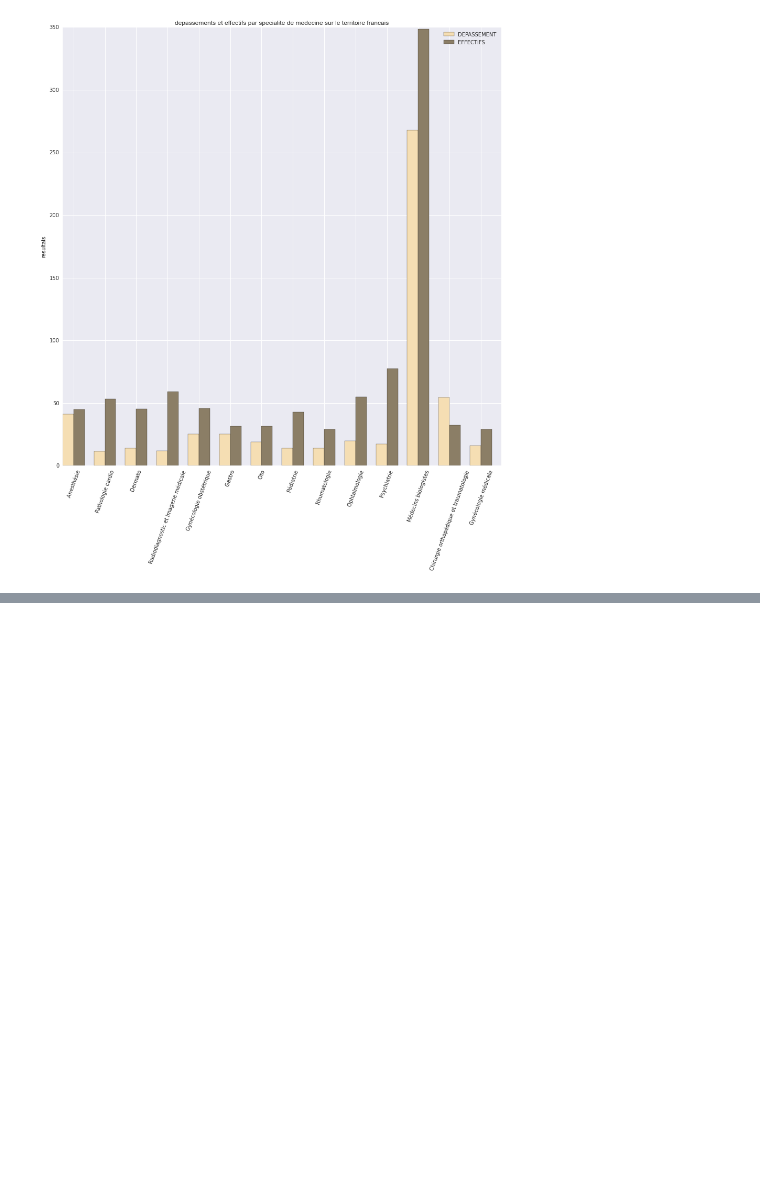
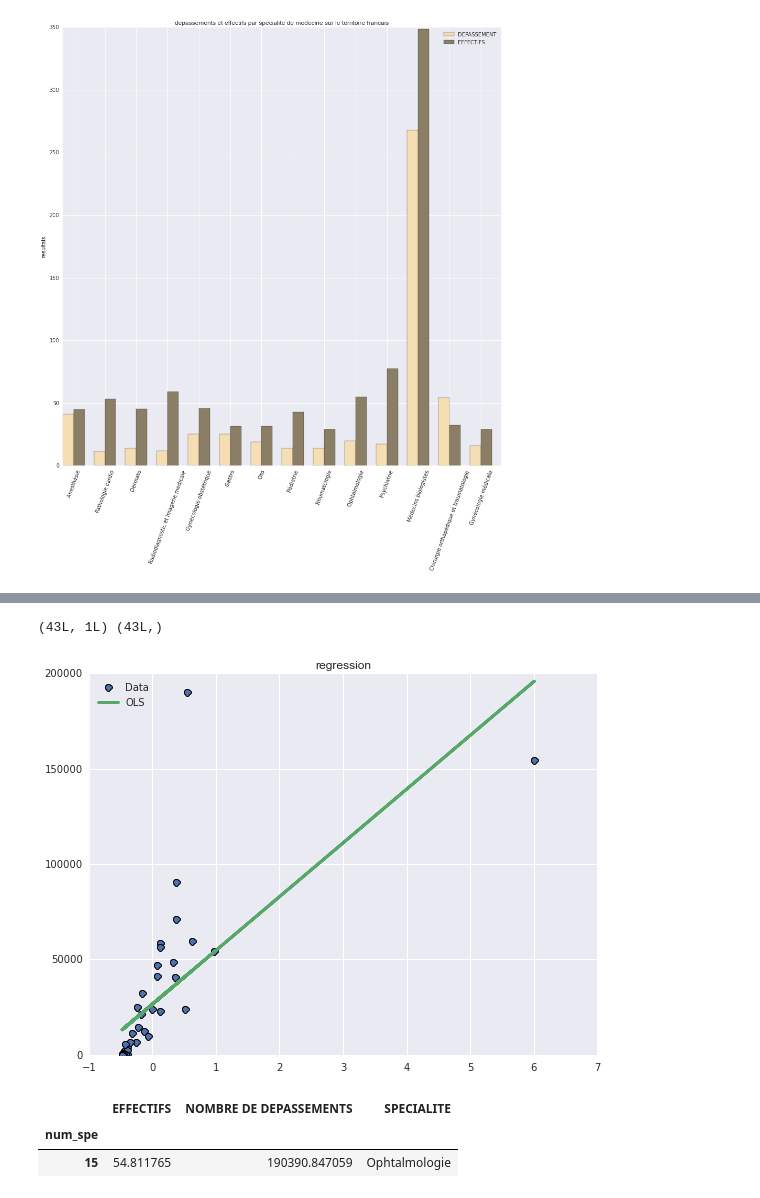
Before and after one commit to rachidalili/MS-BGD2015, a Jupyter notebook: Amine_Salem/lesson06/exo_dom_lesson06_health.ipynb, the cells around one changed output, grey strips where cells are left out. Drawn from its saved outputs; the diff is of its cells as text; code cells hidden in the pictures; blank space fills up the shorter version.

```diff
--- a/Amine_Salem/lesson06/exo_dom_lesson06_health.ipynb
+++ b/Amine_Salem/lesson06/exo_dom_lesson06_health.ipynb
@@ -324,0 +360,4 @@ plt.show()
+# %%
+effectifs_nb_depassements = dep_groups[['EFFECTIFS', 'NOMBRE DE DEPASSEMENTS']]
+effectifs_nb_depassements['SPECIALITE'] = df['SPECIALISTES'].str.split('-').apply(lambda x: x[1]).drop_duplicates()[effectifs_nb_depassements.index]
+effectifs_nb_depassements.head(5)
@@ -324,0 +377,28 @@ plt.show()
+# %%
+# standardization of matrix X
+X_variables_std = preprocessing.scale(effectifs_nb_depassements[['EFFECTIFS']])
+
+# Fit regression model
+print X_variables_std.shape,effectifs_nb_depassements['NOMBRE DE DEPASSEMENTS'].shape
+skl_linmod = linear_model.LinearRegression(fit_intercept=True)
+skl_linmod.fit(X_variables_std,effectifs_nb_depassements['NOMBRE DE DEPASSEMENTS'])
+
+fig = plt.figure(figsize=(8, 6))
+plt.plot(X_variables_std, effectifs_nb_depassements['NOMBRE DE DEPASSEMENTS'], 'o', label="Data", markeredgecolor='k', markeredgewidth=1)
+
+plt.plot(X_variables_std, skl_linmod.predict(X_variables_std),
+                            linewidth=3, label="OLS")
+plt.legend(numpoints=1, loc=2)  # numpoints = 1 for nicer display
+#plt.xlabel(xlabels), plt.ylabel(ylabels)
+plt.title('regression')
+plt.tight_layout()
+plt.show()
+# %% [output]
+(43L, 1L) (43L,)
+[figure, added]
+# %%
+effectifs_nb_depassements[effectifs_nb_depassements['NOMBRE DE DEPASSEMENTS'] == effectifs_nb_depassements['NOMBRE DE DEPASSEMENTS'].max()]
+# %% [output]
+|  | EFFECTIFS | NOMBRE DE DEPASSEMENTS | SPECIALITE |
+| num_spe |  |  |  |
+| 15 | 54.811765 | 190390.847059 | Ophtalmologie |
```
Also changed, not shown: parts of 14 cells of this notebook.
